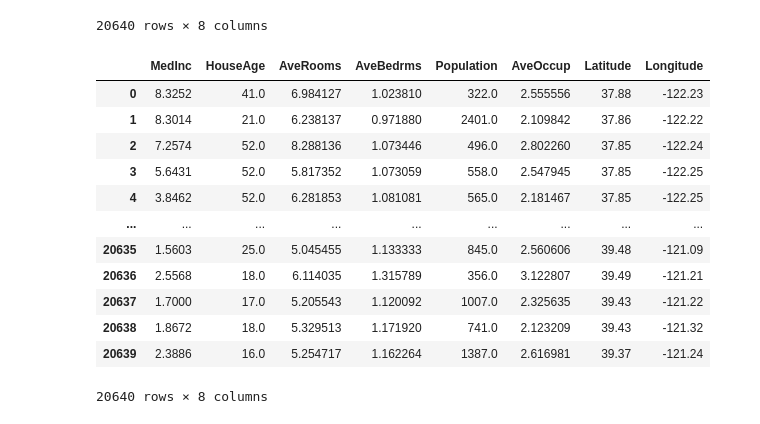
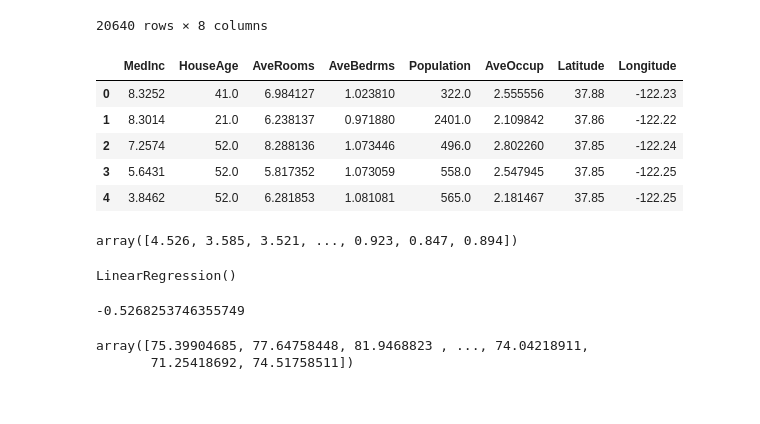
Before and after one commit to chaudhary-dotcom/ML, a Jupyter notebook: LinearRegression.ipynb, the cells around one changed output. Drawn from its saved outputs; the diff is of its cells as text; code cells hidden in the pictures.

```diff
--- a/LinearRegression.ipynb
+++ b/LinearRegression.ipynb
@@ -46,18 +46,11 @@ dataset
 # %%
 dataset.columns = data.feature_names
 # %%
-dataset
+dataset.head()
 # %% [output]
 |  | MedInc | HouseAge | AveRooms | AveBedrms | Population | AveOccup | Latitude | Longitude |
 | 0 | 8.3252 | 41.0 | 6.984127 | 1.023810 | 322.0 | 2.555556 | 37.88 | -122.23 |
 | 1 | 8.3014 | 21.0 | 6.238137 | 0.971880 | 2401.0 | 2.109842 | 37.86 | -122.22 |
 | 2 | 7.2574 | 52.0 | 8.288136 | 1.073446 | 496.0 | 2.802260 | 37.85 | -122.24 |
 | 3 | 5.6431 | 52.0 | 5.817352 | 1.073059 | 558.0 | 2.547945 | 37.85 | -122.25 |
 | 4 | 3.8462 | 52.0 | 6.281853 | 1.081081 | 565.0 | 2.181467 | 37.85 | -122.25 |
-| ... | ... | ... | ... | ... | ... | ... | ... | ... |
-| 20635 | 1.5603 | 25.0 | 5.045455 | 1.133333 | 845.0 | 2.560606 | 39.48 | -121.09 |
-| 20636 | 2.5568 | 18.0 | 6.114035 | 1.315789 | 356.0 | 3.122807 | 39.49 | -121.21 |
-| 20637 | 1.7000 | 17.0 | 5.205543 | 1.120092 | 1007.0 | 2.325635 | 39.43 | -121.22 |
-| 20638 | 1.8672 | 18.0 | 5.329513 | 1.171920 | 741.0 | 2.123209 | 39.43 | -121.32 |
-| 20639 | 2.3886 | 16.0 | 5.254717 | 1.162264 | 1387.0 | 2.616981 | 39.37 | -121.24 |
-20640 rows × 8 columns
@@ -63,0 +61,4 @@ dataset
+# %%
+y
+# %% [output]
+array([4.526, 3.585, 3.521, ..., 0.923, 0.847, 0.894])
@@ -63,0 +82,5 @@ dataset
+# %%
+model = LinearRegression()
+model.fit(X_train, y_train)
+# %% [output]
+LinearRegression()
@@ -63,0 +89,4 @@ dataset
+# %%
+np.mean(mse)
+# %% [output]
+-0.5268253746355749
@@ -63,0 +96,5 @@ dataset
+# %%
+reg_pred
+# %% [output]
+array([75.39904685, 77.64758448, 81.9468823 , ..., 74.04218911,
+       71.25418692, 74.51758511])
```
Also changed, not shown: parts of 12 cells of this notebook.
